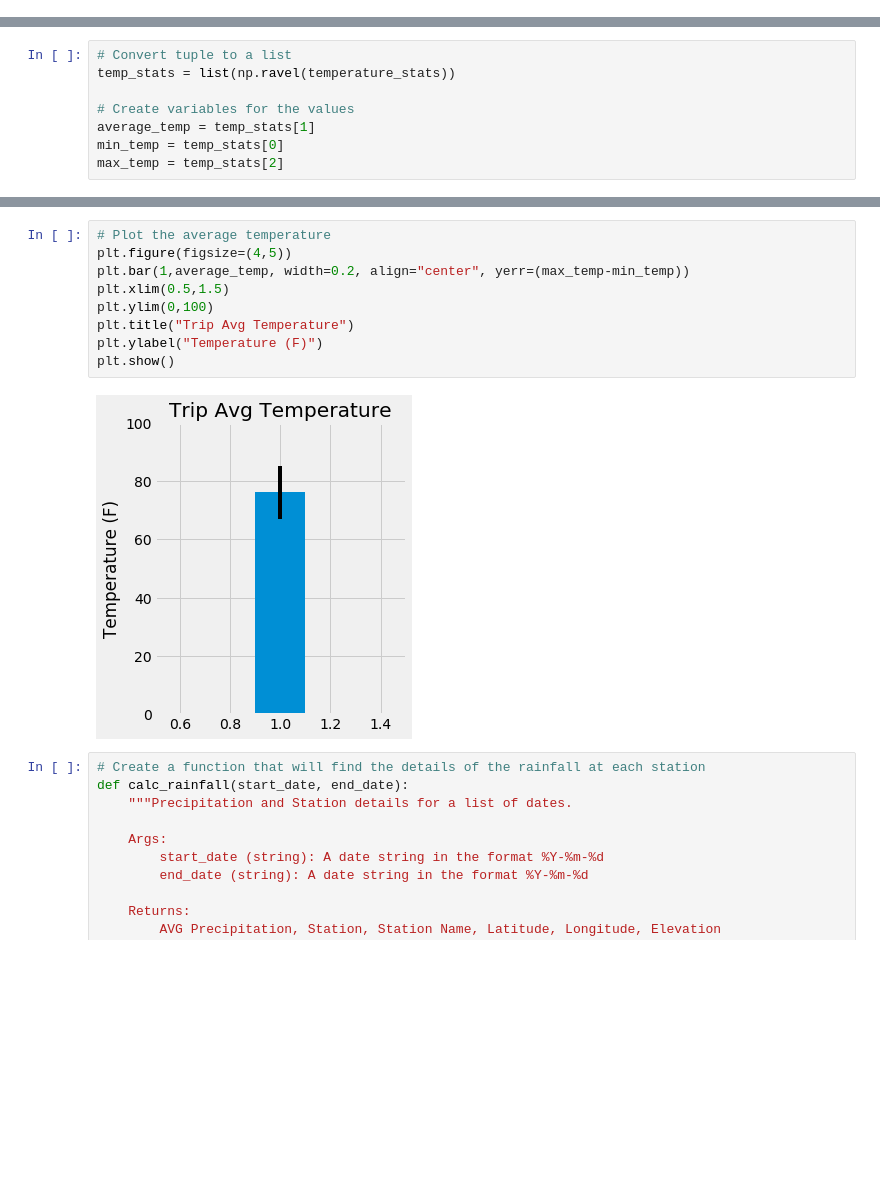
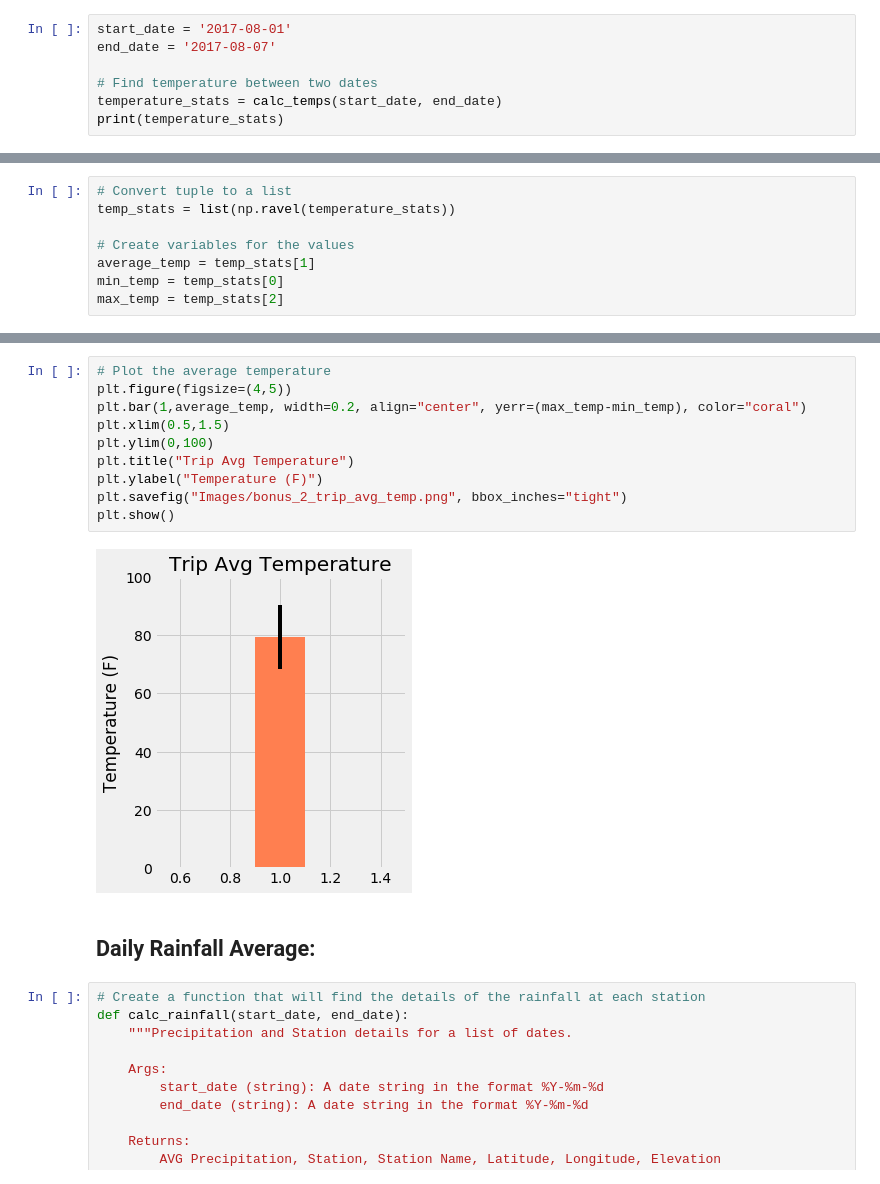
Before and after one commit to juliabrunett/sqlalchemy-challenge, a Jupyter notebook: temp_analysis_bonus_2.ipynb, the cells around one changed output, grey strips where cells are left out. Saved outputs shown, nothing was run; the diff lists cells and outputs as text; blank space fills up the shorter version.

```diff
--- a/temp_analysis_bonus_2.ipynb
+++ b/temp_analysis_bonus_2.ipynb
@@ -74,0 +60,7 @@ What date would you like to end with? 2016-06-23
+# %%
+start_date = '2017-08-01'
+end_date = '2017-08-07'
+
+# Find temperature between two dates
+temperature_stats = calc_temps(start_date, end_date)
+print(temperature_stats)
@@ -94,14 +98,17 @@ Average Temperature: 76.075
 # %%
 # Plot the average temperature
 plt.figure(figsize=(4,5))
-plt.bar(1,average_temp, width=0.2, align="center", yerr=(max_temp-min_temp))
+plt.bar(1,average_temp, width=0.2, align="center", yerr=(max_temp-min_temp), color="coral")
 plt.xlim(0.5,1.5)
 plt.ylim(0,100)
 plt.title("Trip Avg Temperature")
 plt.ylabel("Temperature (F)")
+plt.savefig("Images/bonus_2_trip_avg_temp.png", bbox_inches="tight")
 plt.show()
 # %% [output]
-[figure, old version]
+[figure, new version]
+# %% [markdown]
+## Daily Rainfall Average:
 # %%
 # Create a function that will find the details of the rainfall at each station
 def calc_rainfall(start_date, end_date):
```
Also changed, not shown: parts of 18 cells of this notebook, 1 other file.
